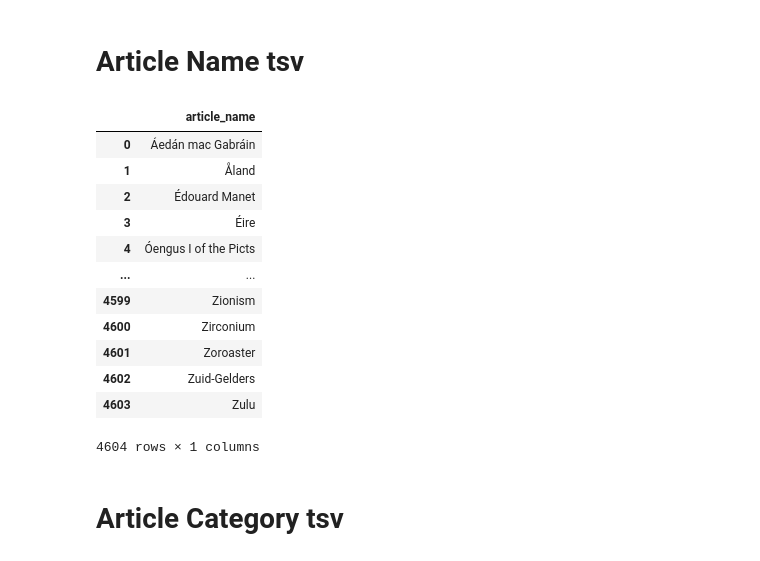
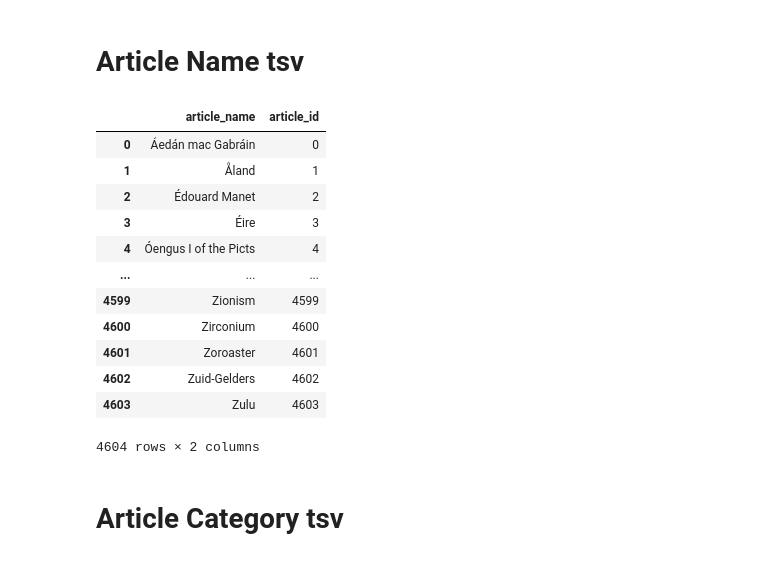
Before and after one commit to 8gabri8/ADA_wikispeedia, a Jupyter notebook: script/create_df.ipynb, the cells around one changed output. Drawn from its saved outputs; the diff is of its cells as text; code cells hidden in the pictures.

```diff
--- a/script/create_df.ipynb
+++ b/script/create_df.ipynb
@@ -15,37 +18,40 @@ SAVE_FOLDER = "data_processed"
 # %%
 df_names_path = "data/wikispeedia_paths-and-graph/articles.tsv"
 df_names = pd.read_csv(df_names_path, sep='\t', header=None, comment='#')
 
 # name a colum
 df_names = df_names.rename(columns={0:"article_name"})
 
 # Decode the article name
 df_names.article_name = df_names.article_name.apply(unquote)
 
 # Use " " instead of "_"
 df_names.article_name = df_names.article_name.str.replace('_', ' ', regex=False)
 
 #  Reset row index
 df_names.reset_index(drop=True, inplace=True)
 
+# put ID column
+df_names["article_id"] = df_names.index.astype(str)
+
 # Save processed df
 df_names.to_csv(os.path.join(SAVE_FOLDER, "articles_processed.csv"), index = False)
 
 df_names
 # %% [output]
-|  | article_name |
-| 0 | Áedán mac Gabráin |
-| 1 | Åland |
-| 2 | Édouard Manet |
-| 3 | Éire |
-| 4 | Óengus I of the Picts |
-| ... | ... |
-| 4599 | Zionism |
-| 4600 | Zirconium |
-| 4601 | Zoroaster |
-| 4602 | Zuid-Gelders |
-| 4603 | Zulu |
+|  | article_name | article_id |
+| 0 | Áedán mac Gabráin | 0 |
+| 1 | Åland | 1 |
+| 2 | Édouard Manet | 2 |
+| 3 | Éire | 3 |
+| 4 | Óengus I of the Picts | 4 |
+| ... | ... | ... |
+| 4599 | Zionism | 4599 |
+| 4600 | Zirconium | 4600 |
+| 4601 | Zoroaster | 4601 |
+| 4602 | Zuid-Gelders | 4602 |
+| 4603 | Zulu | 4603 |
-4604 rows × 1 columns
+4604 rows × 2 columns
 # %% [markdown]
 # Article Category tsv
 # %%
```
Also changed, not shown: parts of 11 cells of this notebook, 5 other files.
